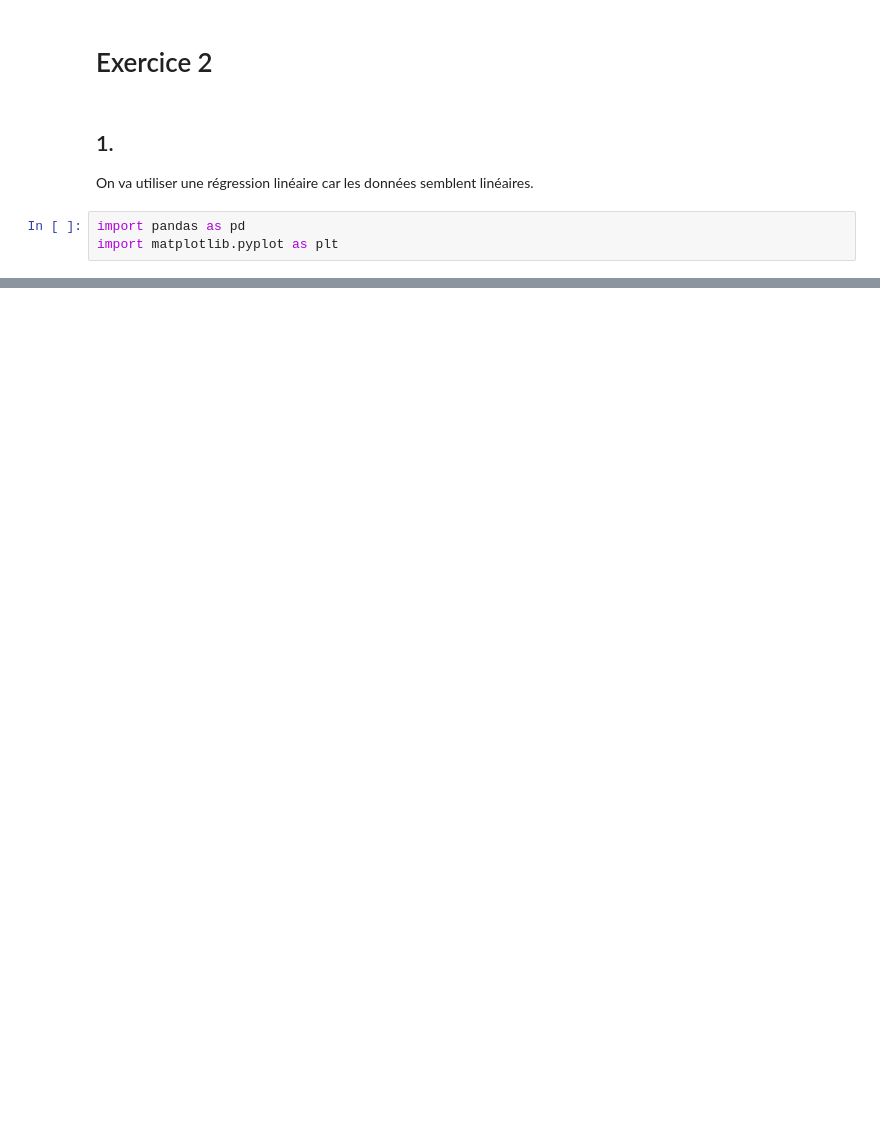
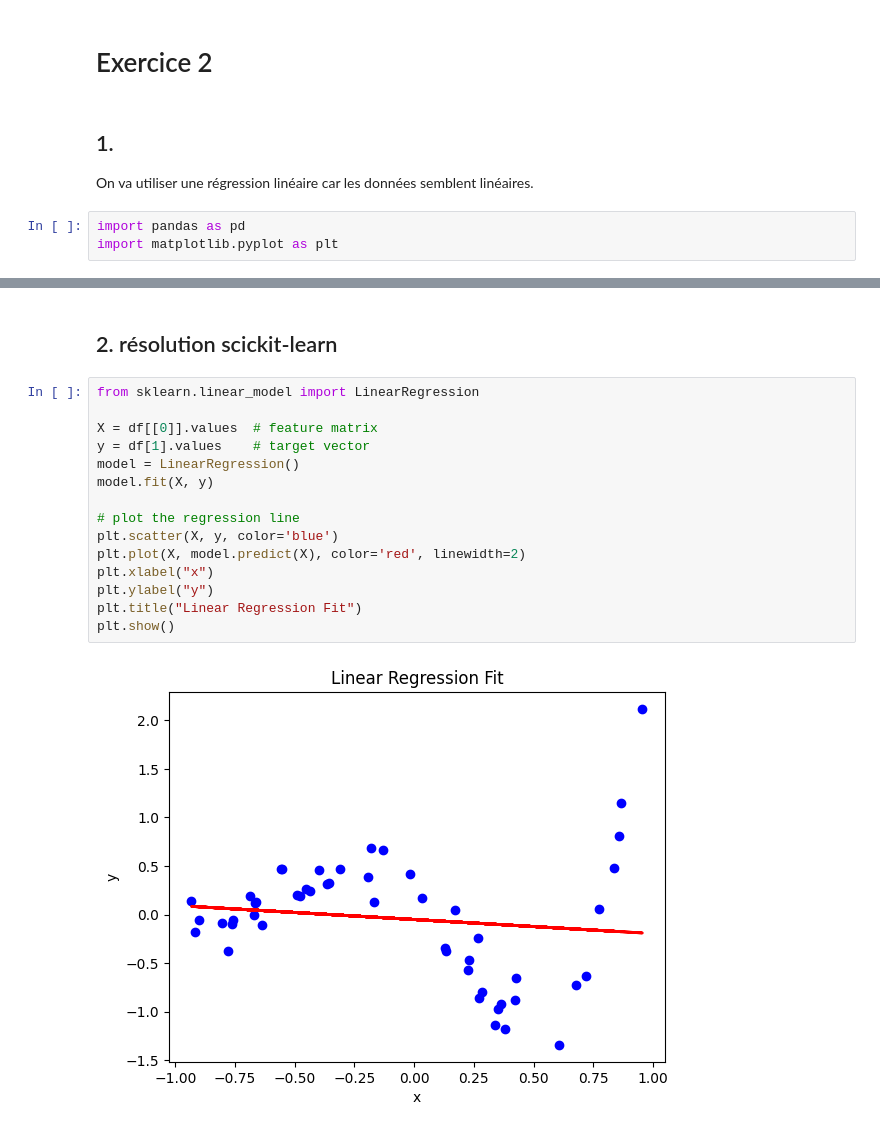
Before and after one commit to basilelt/maths-data, a Jupyter notebook: 3.Regression(I)/td3.ipynb, the cells around one changed output, grey strips where cells are left out. Cells and saved outputs as stored; diff of their text form; blank space fills up the shorter version.

```diff
--- a/3.Regression(I)/td3.ipynb
+++ b/3.Regression(I)/td3.ipynb
@@ -37,0 +28,19 @@ KeyError: 'x'
+# %% [markdown]
+## 2. résolution scickit-learn
+# %%
+from sklearn.linear_model import LinearRegression
+
+X = df[[0]].values  # feature matrix
+y = df[1].values    # target vector
+model = LinearRegression()
+model.fit(X, y)
+
+# plot the regression line
+plt.scatter(X, y, color='blue')
+plt.plot(X, model.predict(X), color='red', linewidth=2)
+plt.xlabel("x")
+plt.ylabel("y")
+plt.title("Linear Regression Fit")
+plt.show()
+# %% [output]
+[figure, added]
```
Also changed, not shown: parts of 6 cells of this notebook.
